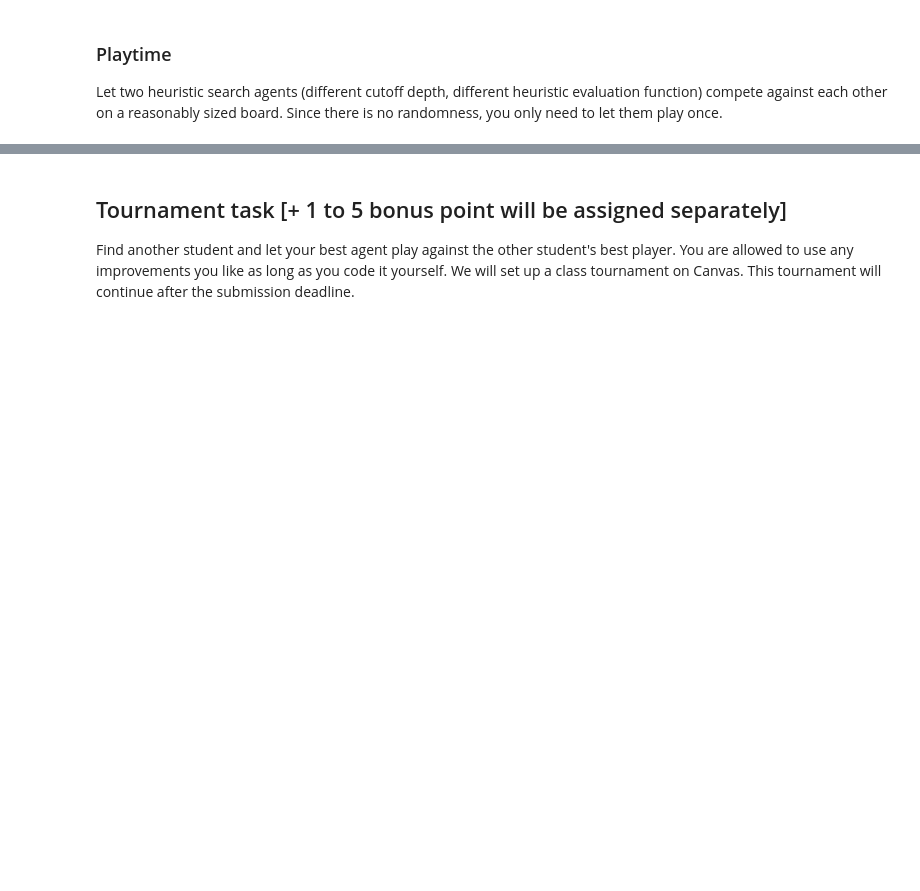
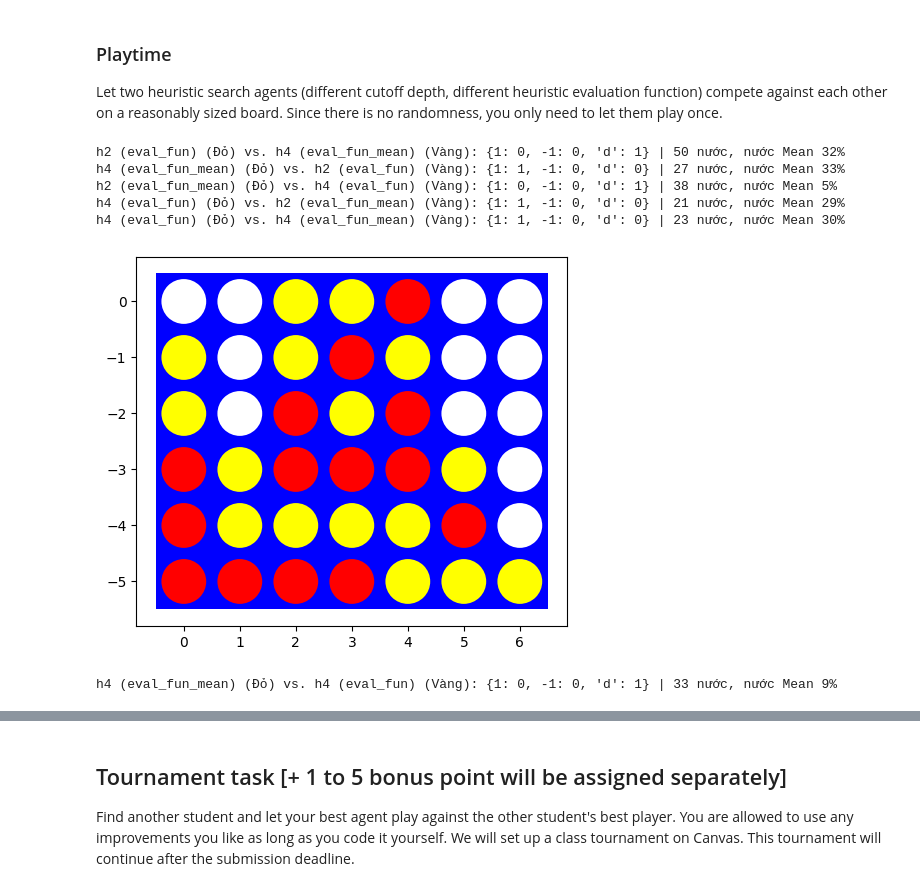
Before and after one commit to minhhieu310800-jpg/TTNTNC-NHOM31, a Jupyter notebook: lab05-tim-kiem-doi-khang/assignment_mean_connect4.ipynb, the cells around one changed output, grey strips where cells are left out. Saved outputs shown, nothing was run; the diff lists cells and outputs as text; code cells hidden in the pictures; blank space fills up the shorter version.

```diff
--- a/lab05-tim-kiem-doi-khang/assignment_mean_connect4.ipynb
+++ b/lab05-tim-kiem-doi-khang/assignment_mean_connect4.ipynb
@@ -169,0 +892,8 @@ Modify your Minimax Search with Alpha-Beta Pruning to cut off search at a specif
+# %%
+# Thử các độ sâu cắt trên bàn M5 (phòng thủ nước Mean), 4x4 nối 3, so với tìm kiếm đầy đủ
+CONNECT = 3
+DEBUG = 1
+board = make_board(TEST_BOARDS["M5 phòng thủ nước Mean"][0])
+for cutoff in [1, 2, 3, 4, None]:
+    %time display(heuristic_alpha_beta_search(board, player = 1, cutoff = cutoff))
+    print()
@@ -177,0 +969,24 @@ How long does it take to make a move? Start with a smaller board with 4 columns
+# %%
+CONNECT = 4
+DEBUG = 0
+
+def random_board(shape, moves):
+    """Cho hai random_player đi `moves` nước (ván chưa kết thúc). Trả về (bàn cờ, người đi tiếp)."""
+    while True:
+        board, player = empty_board(shape), 1
+        for i in range(moves):
+            board = result(board, player, random_player(board, player))
+            player = -player
+            if terminal(board): break
+        if not terminal(board): return board, player
+
+print("Heuristic alpha-beta (nối 4): nước đầu tiên (bàn rỗng) và nước giữa ván (sau 12 nước ngẫu nhiên, TB 5 bàn):\n")
+print(f"{'Bàn':>5} | {'cutoff':>6} | {'rỗng: nút':>10} {'s':>7} | {'giữa ván: số nước':>17} {'nút TB':>9} {'s TB':>7}")
+for shape in [(4, 4), (4, 5), (4, 6), (4, 7), (5, 7), (6, 7)]:
+    mids = [random_board(shape, 12) for i in range(5)]
+    for cutoff in [2, 3, 4]:
+        res, n0, t0 = run_heuristic(empty_board(shape), 1, cutoff)
+        stats = [run_heuristic(b, p, cutoff)[1:] for b, p in mids]
+        n_acts = np.mean([len(actions(b, p)) for b, p in mids])
+        print(f"{shape[0]}x{shape[1]:<3} | {cutoff:>6} | {n0:>10,} {t0:>7.3f} | {n_acts:>17.1f} "
+              f"{np.mean([s[0] for s in stats]):>9,.0f} {np.mean([s[1] for s in stats]):>7.3f}")
@@ -183,0 +1022,20 @@ Let two heuristic search agents (different cutoff depth, different heuristic eva
+# %%
+CONNECT = 4
+DEBUG = 0
+h2  = SearchAgent(heuristic_alpha_beta_search, name = "h2 (eval_fun)", cutoff = 2, eval_fun = eval_fun)
+h2m = SearchAgent(heuristic_alpha_beta_search, name = "h2 (eval_fun_mean)", cutoff = 2, eval_fun = eval_fun_mean)
+h4  = SearchAgent(heuristic_alpha_beta_search, name = "h4 (eval_fun)", cutoff = 4, eval_fun = eval_fun)
+h4m = SearchAgent(heuristic_alpha_beta_search, name = "h4 (eval_fun_mean)", cutoff = 4, eval_fun = eval_fun_mean)
+
+# Không có yếu tố ngẫu nhiên -> mỗi cặp đấu 1 ván cho mỗi bên đi trước, bàn 6x7 (1 = Đỏ thắng, -1 = Vàng thắng)
+for a, b in [(h2, h4m), (h4m, h2), (h2m, h4), (h4, h2m), (h4, h4m), (h4m, h4)]:
+    res, st = play(a.act, b.act, N = 1, return_stats = True, show_final_board = (a is h4m and b is h4))
+    print(f"{a.name} (Đỏ) vs. {b.name} (Vàng): {res} | {st['avg_length']:.0f} nước, nước Mean {st['mean_move_share']:.0%}")
+# %% [output]
+h2 (eval_fun) (Đỏ) vs. h4 (eval_fun_mean) (Vàng): {1: 0, -1: 0, 'd': 1} | 50 nước, nước Mean 32%
+h4 (eval_fun_mean) (Đỏ) vs. h2 (eval_fun) (Vàng): {1: 1, -1: 0, 'd': 0} | 27 nước, nước Mean 33%
+h2 (eval_fun_mean) (Đỏ) vs. h4 (eval_fun) (Vàng): {1: 0, -1: 0, 'd': 1} | 38 nước, nước Mean 5%
+h4 (eval_fun) (Đỏ) vs. h2 (eval_fun_mean) (Vàng): {1: 1, -1: 0, 'd': 0} | 21 nước, nước Mean 29%
+h4 (eval_fun) (Đỏ) vs. h4 (eval_fun_mean) (Vàng): {1: 1, -1: 0, 'd': 0} | 23 nước, nước Mean 30%
+[figure, added]
+h4 (eval_fun_mean) (Đỏ) vs. h4 (eval_fun) (Vàng): {1: 0, -1: 0, 'd': 1} | 33 nước, nước Mean 9%
```
Also changed, not shown: parts of 72 cells of this notebook.
